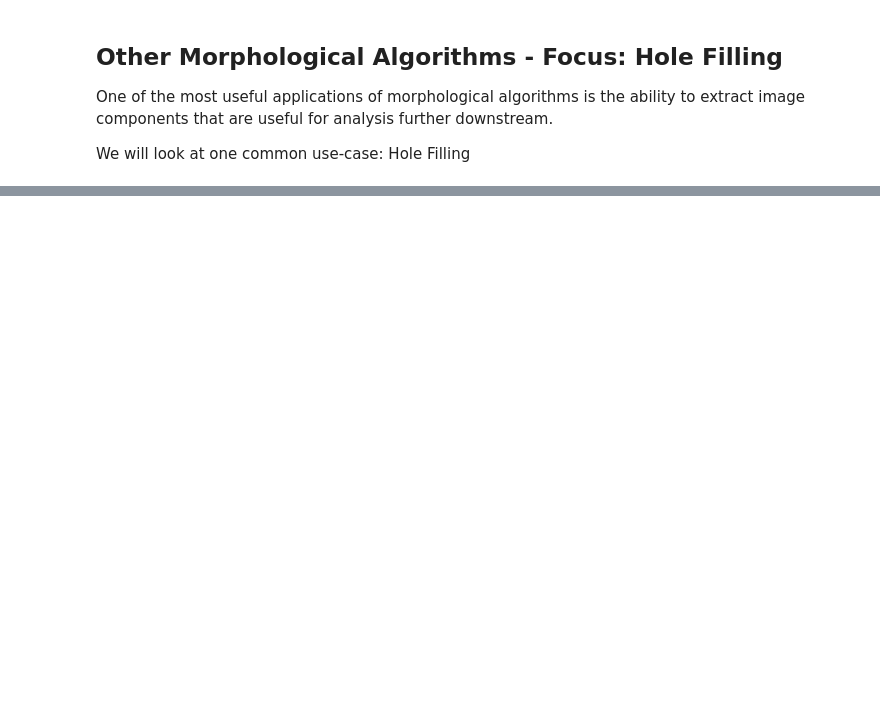
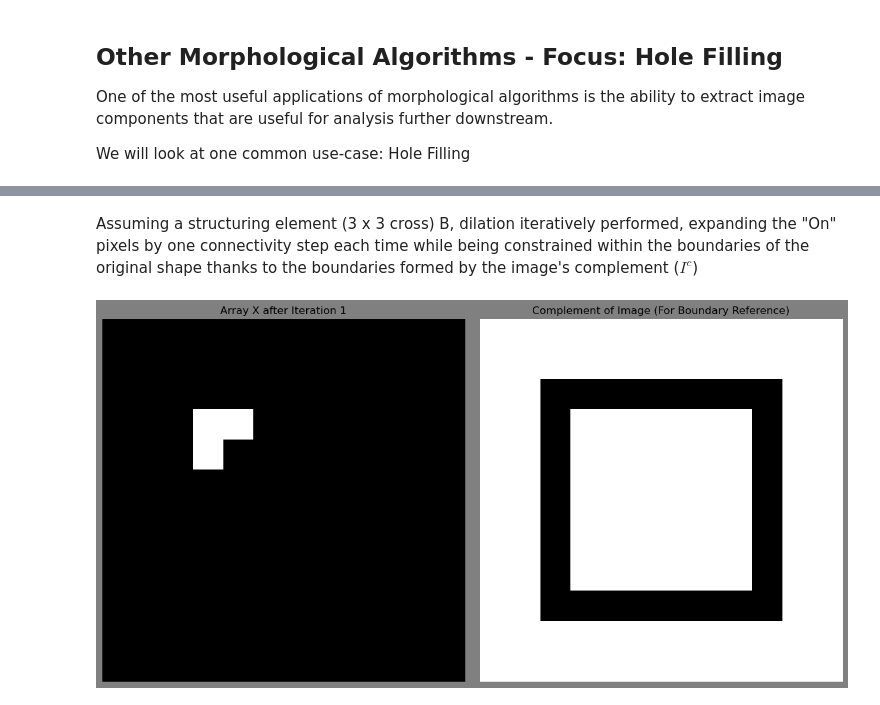
Before and after one commit to zionnpark/BME1462-group-project, a Jupyter notebook: presentation/part3_algorithms.ipynb, the cells around one changed output, grey strips where cells are left out. Drawn from its saved outputs; the diff is of its cells as text; code cells hidden in the pictures; blank space fills up the shorter version.

```diff
--- a/presentation/part3_algorithms.ipynb
+++ b/presentation/part3_algorithms.ipynb
@@ -57,0 +60,17 @@ def visuals(X_k, I_c, iteration, dilated= None):
+# %% [markdown]
+Assuming a structuring element (3 x 3 cross) B, dilation iteratively performed, expanding the "On" pixels by one connectivity step each time while being constrained within the boundaries of the original shape thanks to the boundaries formed by the image's complement ($I^c$)
+# %%
+fig, ax = plt.subplots(1, 2, figsize=(12, 6))
+fig.set_facecolor('grey')
+iteration1 = X_array; iteration1[3,4] = True; iteration1[4,3] = True
+ax[0].imshow(iteration1, cmap='Greys_r'); ax[0].set_title("Array X after Iteration 1"); ax[0].axis('off')
+
+I_c = 1 - image
+ax[1].imshow(I_c, cmap='Greys_r')
+ax[1].set_title("Complement of Image (For Boundary Reference)")
+ax[1].axis('off')
+
+plt.tight_layout()
+plt.show()
+# %% [output]
+[figure, added]
```
Also changed, not shown: parts of 13 cells of this notebook.
